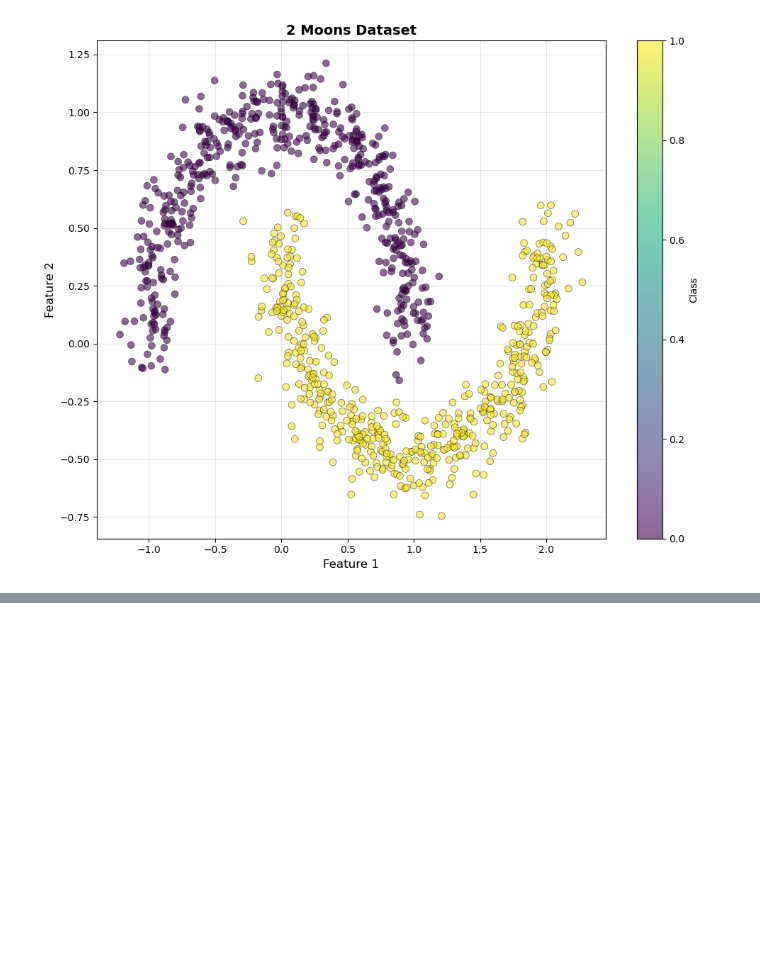
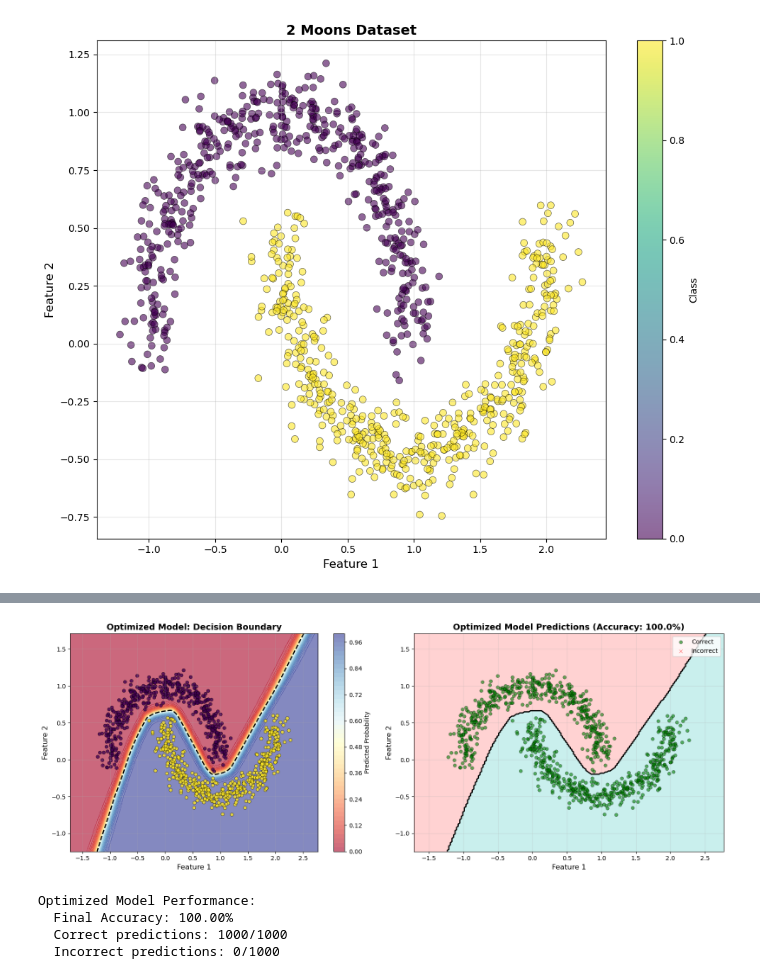
Before and after one commit to SelimCifci/pytorch-tutorial, a Jupyter notebook: main.ipynb, the cells around one changed output, grey strips where cells are left out. Saved outputs shown, nothing was run; the diff lists cells and outputs as text; code cells hidden in the pictures; blank space fills up the shorter version.

```diff
--- a/main.ipynb
+++ b/main.ipynb
@@ -100,0 +201,77 @@ plt.show()
+# %%
+# Plot predictions of the optimized (trained) model
+fig, axes = plt.subplots(1, 2, figsize=(16, 6))
+
+# Get the data range for creating a mesh
+x_min, x_max = X_tensor[:, 0].min() - 0.5, X_tensor[:, 0].max() + 0.5
+y_min, y_max = X_tensor[:, 1].min() - 0.5, X_tensor[:, 1].max() + 0.5
+
+# Create a mesh grid for decision boundary visualization
+xx, yy = np.meshgrid(np.linspace(x_min, x_max, 200),
+                     np.linspace(y_min, y_max, 200))
+grid_points = torch.from_numpy(np.c_[xx.ravel(), yy.ravel()]).float()
+
+# Get model predictions on the grid (using trained model)
+model.eval()
+with torch.no_grad():
+    grid_pred = model(grid_points)
+    grid_pred_binary = (grid_pred > 0.5).to(torch.int32).numpy()
+    grid_pred_proba = grid_pred.numpy()
+
+    # Get predictions on actual data
+    y_pred_proba = model(X_tensor)
+    y_pred = (y_pred_proba > 0.5).to(torch.int32).squeeze()
+
+# Reshape for plotting
+Z_binary = grid_pred_binary.reshape(xx.shape)
+Z_proba = grid_pred_proba.reshape(xx.shape)
+
+# Calculate final accuracy
+y_tensor_reshaped = y_tensor.float().unsqueeze(1)
+y_pred_reshaped = y_pred.float().unsqueeze(1)
+final_accuracy = (y_pred_reshaped == y_tensor_reshaped).float().mean().item()
+
+# Plot 1: Decision boundary with probability contours
+ax1 = axes[0]
+contour = ax1.contourf(xx, yy, Z_proba, levels=50, cmap='RdYlBu', alpha=0.6)
+ax1.contour(xx, yy, Z_proba, levels=[0.5], colors='black', linewidths=2, linestyles='--')
+scatter1 = ax1.scatter(X_tensor[:, 0], X_tensor[:, 1], c=y_tensor,
+                       cmap='viridis', s=30, alpha=0.8, edgecolors='k', linewidth=0.5)
+ax1.set_xlabel('Feature 1', fontsize=12)
+ax1.set_ylabel('Feature 2', fontsize=12)
+ax1.set_title('Optimized Model: Decision Boundary', fontsize=14, fontweight='bold')
+plt.colorbar(contour, ax=ax1, label='Predicted Probability')
+ax1.grid(True, alpha=0.3)
+
+# Plot 2: Predicted classes vs True classes
+ax2 = axes[1]
+# Plot decision regions
+ax2.contourf(xx, yy, Z_binary, levels=[-0.5, 0.5, 1.5], colors=['#FF6B6B', '#4ECDC4'], alpha=0.3)
+ax2.contour(xx, yy, Z_binary, levels=[0.5], colors='black', linewidths=2)
+
+# Plot points: correct predictions in green, incorrect in red
+correct_mask = (y_pred.squeeze() == y_tensor)
+ax2.scatter(X_tensor[correct_mask, 0], X_tensor[correct_mask, 1],
+           c='green', s=30, alpha=0.6, edgecolors='k', linewidth=0.5, label='Correct')
+ax2.scatter(X_tensor[~correct_mask, 0], X_tensor[~correct_mask, 1],
+           c='red', s=30, alpha=0.8, edgecolors='k', linewidth=0.5, marker='x', label='Incorrect')
+ax2.set_xlabel('Feature 1', fontsize=12)
+ax2.set_ylabel('Feature 2', fontsize=12)
+ax2.set_title(f'Optimized Model Predictions (Accuracy: {final_accuracy*100:.1f}%)',
+              fontsize=14, fontweight='bold')
+ax2.legend()
+ax2.grid(True, alpha=0.3)
+
+plt.tight_layout()
+plt.show()
+
+print(f"\nOptimized Model Performance:")
+print(f"  Final Accuracy: {final_accuracy*100:.2f}%")
+print(f"  Correct predictions: {correct_mask.sum().item()}/{n_samples}")
+print(f"  Incorrect predictions: {(~correct_mask).sum().item()}/{n_samples}")
+# %% [output]
+[figure, added]
+Optimized Model Performance:
+  Final Accuracy: 100.00%
+  Correct predictions: 1000/1000
+  Incorrect predictions: 0/1000
```
Also changed, not shown: parts of 6 cells of this notebook, 1 other file.
